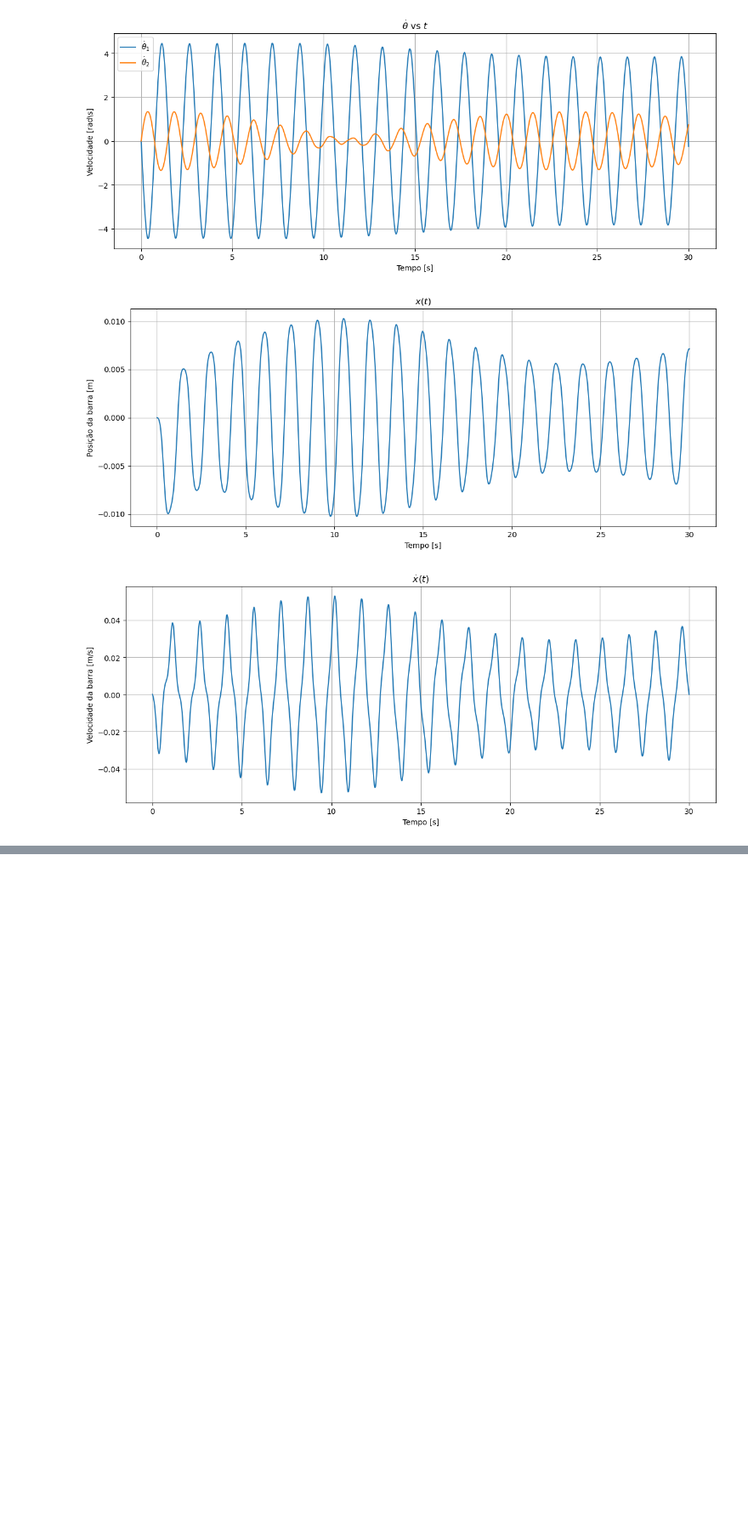
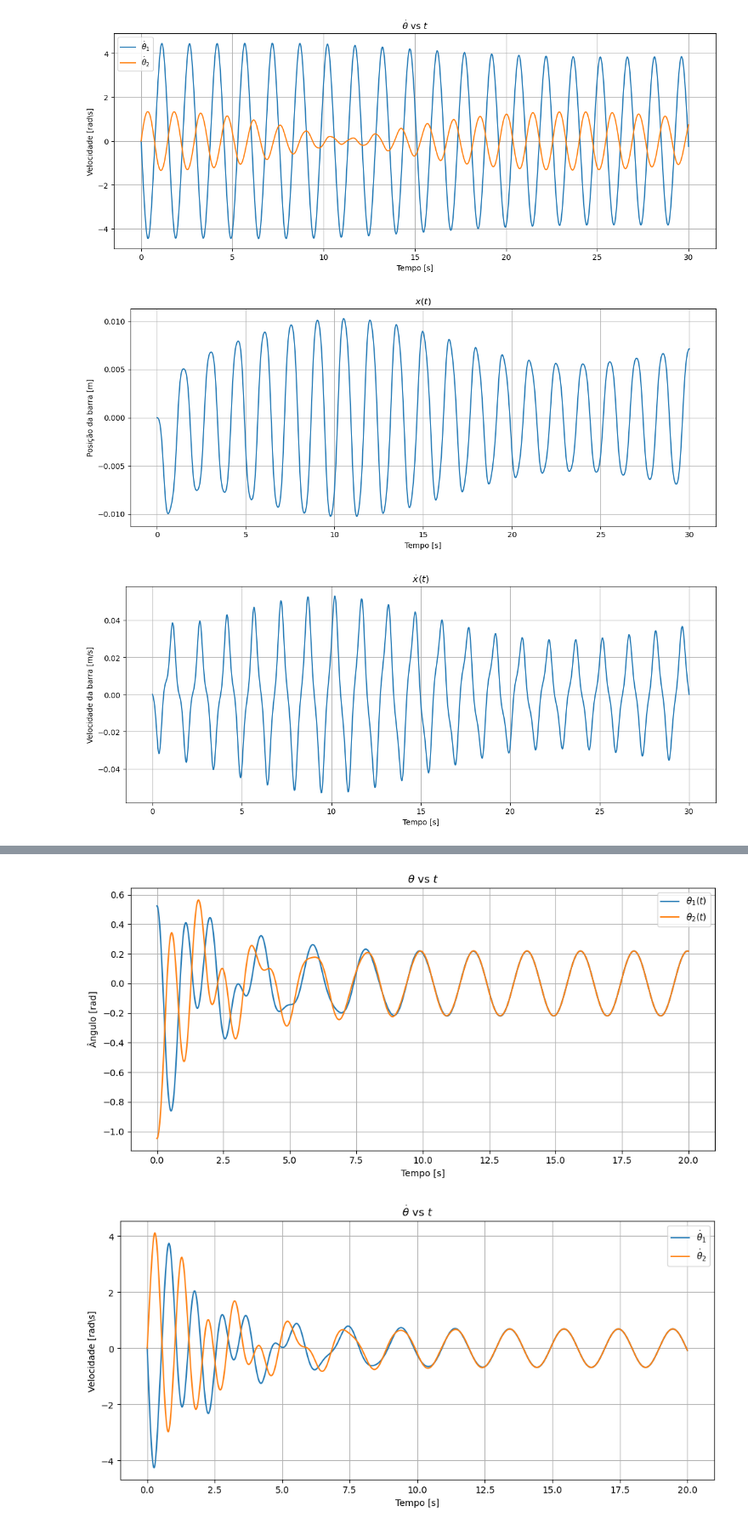
Before and after one commit to LauraHayek/Sincronizacao, a Jupyter notebook: PendulosTCC.ipynb, the cells around one changed output, grey strips where cells are left out. Shown at 85% size. Saved outputs shown, nothing was run; the diff lists cells and outputs as text; code cells hidden in the pictures; blank space fills up the shorter version.

Commit message:
alteração no atrito do sistema 2 --> atrito na mola

```diff
--- a/PendulosTCC.ipynb
+++ b/PendulosTCC.ipynb
@@ -266,0 +117,74 @@ plt.show()
+# %%
+#parametros
+
+m = 0.2
+l = 1
+d = 0.5
+beta = 0.1
+k = 3.5
+g = 9.8
+
+def sistema2(y, t):
+    theta1, omega1, theta2, omega2 = y
+
+    dtheta1 = omega1
+    dtheta2 = omega2
+
+    #equação dos pendulos
+    domega1 = (
+             -beta*l*(omega1*np.cos(theta1) - omega2*np.cos(theta2)) +
+             k*l**2*np.cos(theta1)*(np.sin(theta2) - np.sin(theta1)) -
+             m*g*l*np.sin(theta1)
+    )/(m*l**2)
+
+    domega2 = (
+             -beta*l*(omega2*np.cos(theta2)-omega1*np.cos(theta1)) -
+             k*l**2*np.cos(theta2)*(np.sin(theta2) - np.sin(theta1)) -
+             m*g*l*np.sin(theta2)
+    )/(m*l**2)
+
+    return [dtheta1, domega1, dtheta2, domega2]
+
+#condições iniciais
+theta1_0 = np.pi/6
+omega1_0 = 0
+theta2_0 = -np.pi/3
+omega2_0 = 0
+
+y0 = [theta1_0, omega1_0, theta2_0, omega2_0]
+
+t = np.linspace(0, 20, 1000)
+
+#solução
+sol = odeint(sistema2, y0, t)
+
+
+#grafico angulos X tempo
+
+plt.figure(figsize=(10, 5))
+plt.plot(t, sol[:, 0], label=r'$\theta_1(t)$')
+plt.plot(t, sol[:, 2], label=r'$\theta_2(t)$')
+plt.xlabel('Tempo [s]')
+plt.ylabel('Ângulo [rad]')
+plt.title(r'$\theta$ vs $t$')
+plt.legend()
+plt.grid(True)
+plt.tight_layout()
+
+
+#grafico velocidades angulares X tempo
+
+plt.figure(figsize=(10, 5))
+plt.plot(t, sol[:, 1], label=r'$\dot \theta_1$')
+plt.plot(t, sol[:, 3], label=r'$\dot \theta_2$')
+plt.xlabel('Tempo [s]')
+plt.ylabel('Velocidade [rad\s]')
+plt.title(r'$\dot\theta$ vs $t$')
+plt.legend()
+plt.grid(True)
+plt.tight_layout()
+
+plt.show()
+# %% [output]
+[figure, added]
+[figure, added]
```
Also changed, not shown: parts of 5 cells of this notebook, 7 other files.
